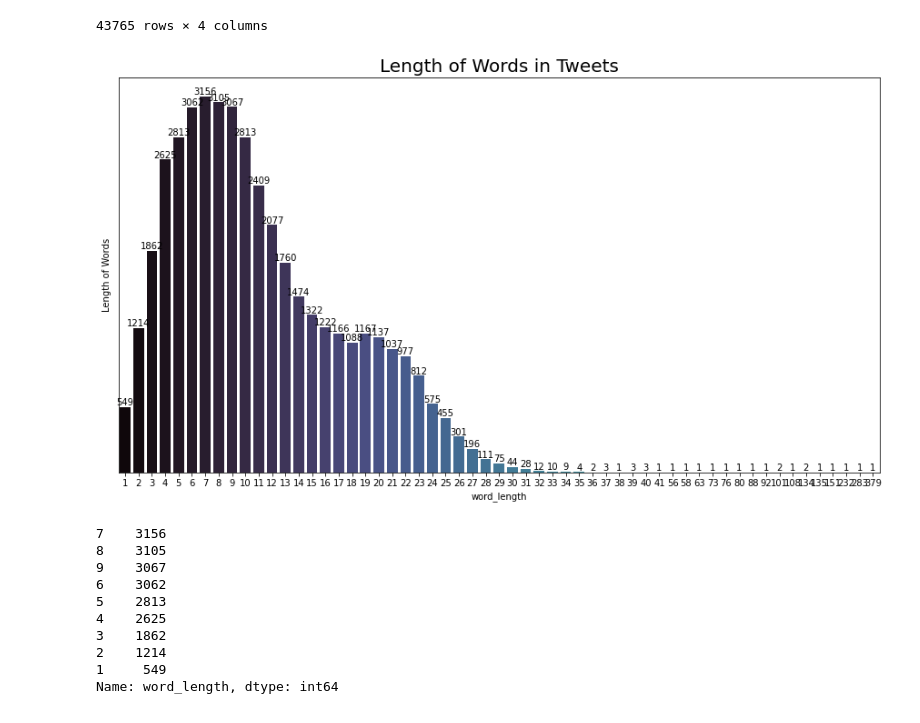
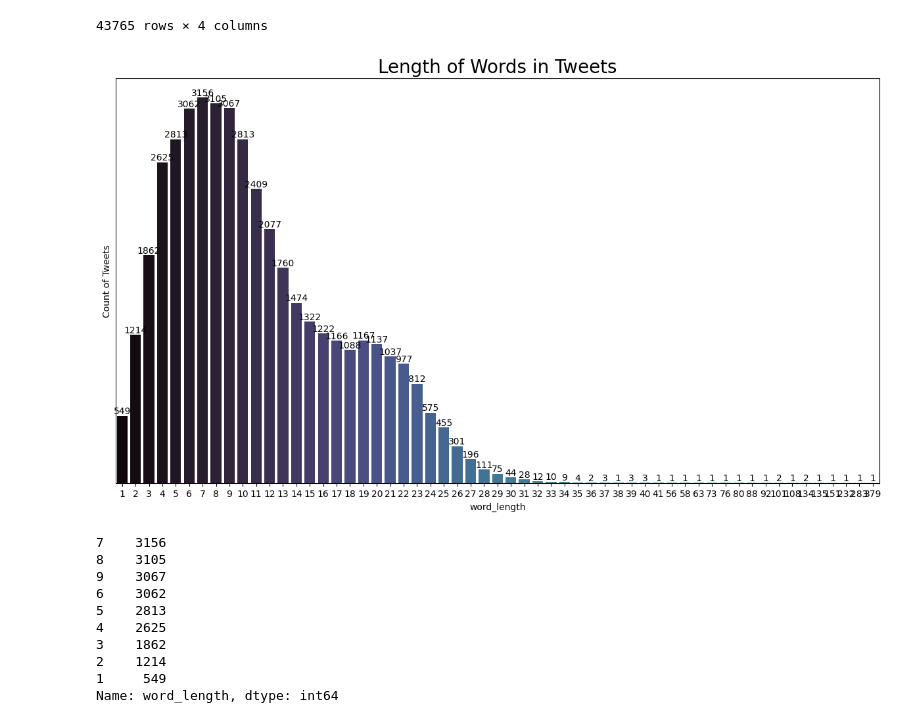
Before and after one commit to ChloeChoyXW/TXSA_Assignment, a Jupyter notebook: EDA.ipynb, the cells around one changed output. Cells and saved outputs as stored; diff of their text form; code cells hidden in the pictures.

```diff
--- a/EDA.ipynb
+++ b/EDA.ipynb
@@ -177,15 +176,15 @@ df
 # %%
 # Word length of tweets
 
 plt.figure(figsize=(15,8))
 ax = sns.countplot(x=df['word_length'], palette='mako')
 plt.title('Length of Words in Tweets', fontsize=20)
 plt.yticks([])
 ax.bar_label(ax.containers[0])
-plt.ylabel('Length of Words')
+plt.ylabel('Count of Tweets')
 plt.show()
 # %% [output]
-[figure, old version]
+[figure, new version]
 # %%
 less_than_10_words = df[df['word_length'] < 10]
 less_than_10_words['word_length'].value_counts()
```
Also changed, not shown: parts of 5 cells of this notebook, 1 other file.
